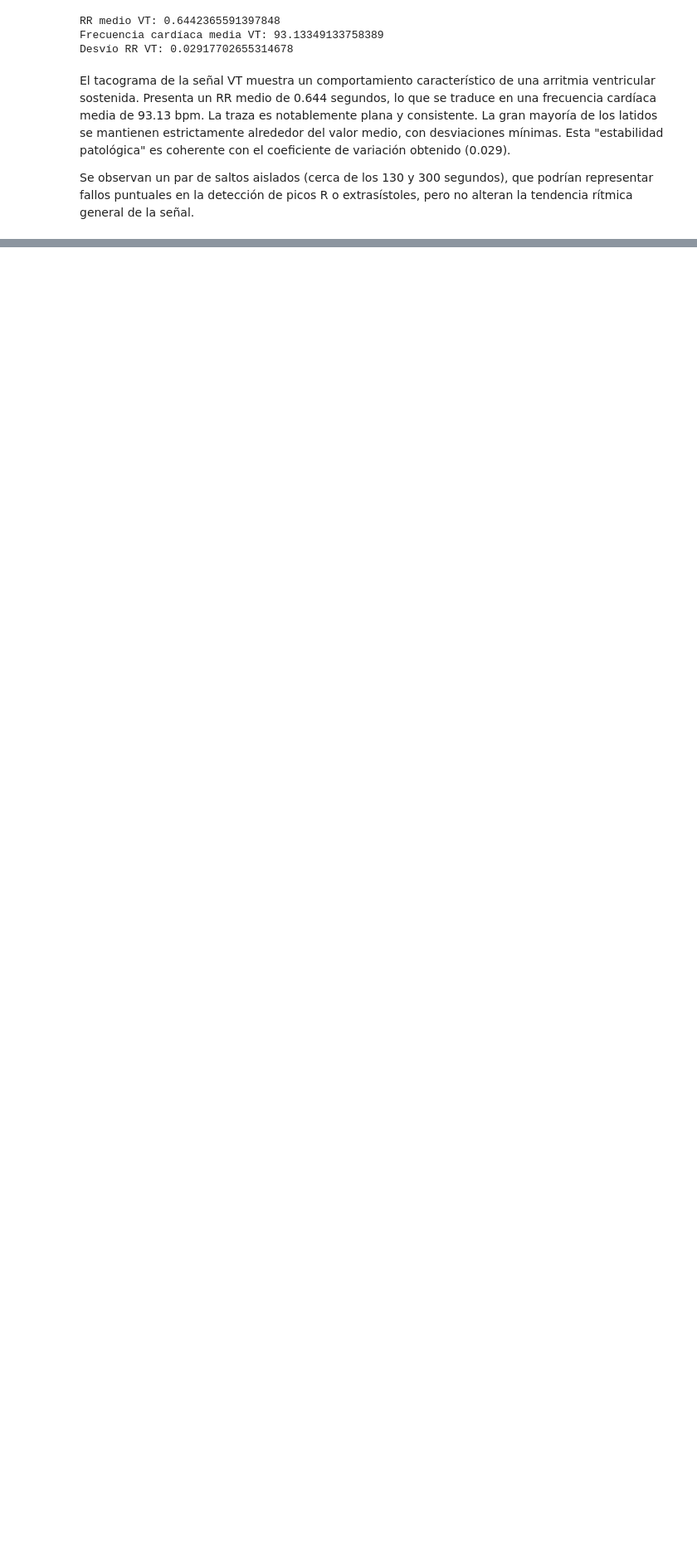
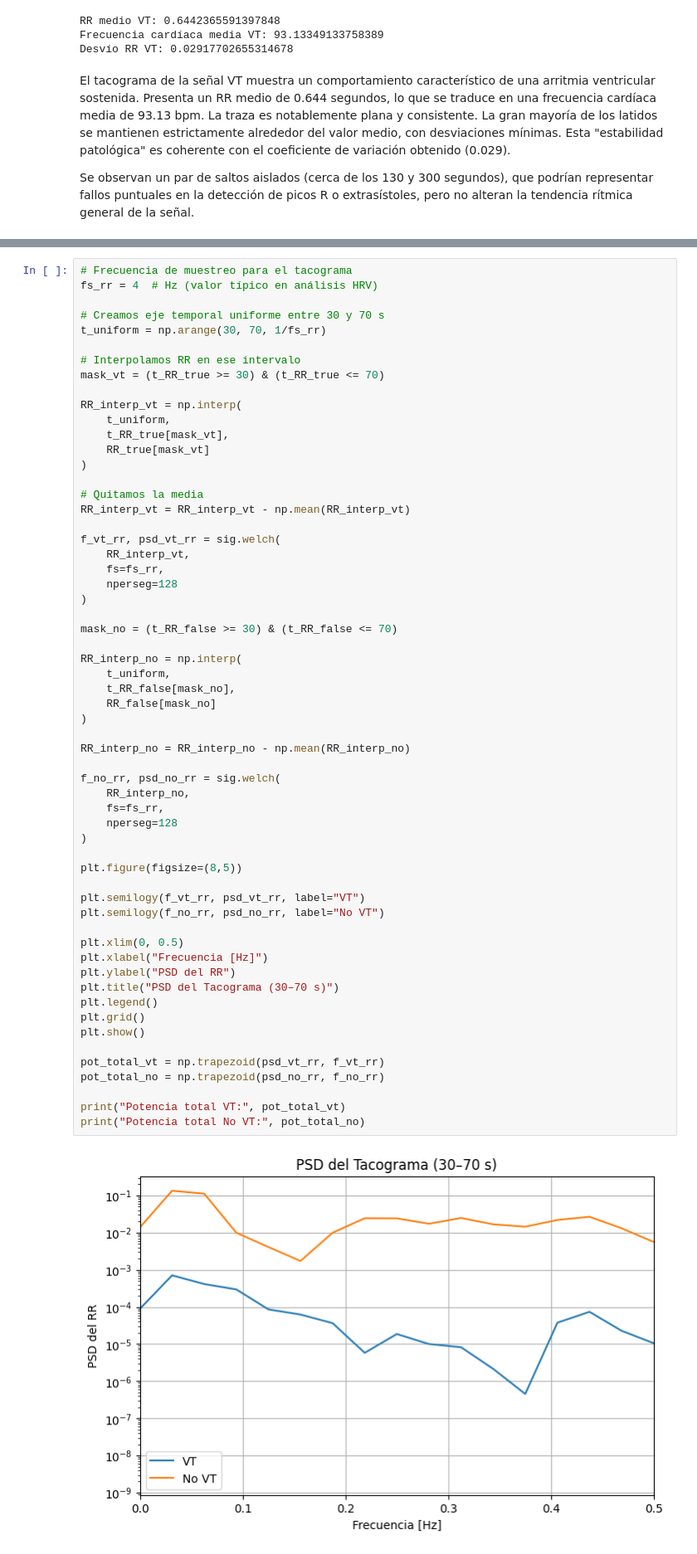
Before and after one commit to aguspaolini/aps-Paolini-Rosso, a Jupyter notebook: Borrador Final.ipynb, the cells around one changed output, grey strips where cells are left out. Shown at 83% size. Drawn from its saved outputs; the diff is of its cells as text; blank space fills up the shorter version.

```diff
--- a/Borrador Final.ipynb
+++ b/Borrador Final.ipynb
@@ -469,3 +568,64 @@ A diferencia de la señal detectada como True, la traza oscila violentamente ent
 La comparación visual de ambos tacogramas permite establecer algunas conclusiones. Si el criterio de diagnóstico fuera solo la frecuencia media, la señal detectada como falsa (119 bpm) parecería más crítica que la identificada como verdadera (93 bpm). Sin embargo, el tacograma demuestra que la primera es ruido estocástico y la segunda es un proceso rítmico organizado. Asimismo, el tacograma de VT confirma que el filtro adaptado logró una detección rítmica y sensible, mientras que en el caso No VT, la variabilidad extrema justifica la necesidad de métricas de regularidad para alcanzar una especificidad del 100% y descartar estos falsos positivos.
 
 En conclusión, los tacogramas demuestran que la regularidad del intervalo RR a través del tiempo es el parámetro discriminador por excelencia en el monitoreo clínico real, permitiendo separar la actividad biopotencial coherente de las interferencias técnicas.
+# %%
+# Frecuencia de muestreo para el tacograma
+fs_rr = 4  # Hz (valor típico en análisis HRV)
+
+# Creamos eje temporal uniforme entre 30 y 70 s
+t_uniform = np.arange(30, 70, 1/fs_rr)
+
+# Interpolamos RR en ese intervalo
+mask_vt = (t_RR_true >= 30) & (t_RR_true <= 70)
+
+RR_interp_vt = np.interp(
+    t_uniform,
+    t_RR_true[mask_vt],
+    RR_true[mask_vt]
+)
+
+# Quitamos la media
+RR_interp_vt = RR_interp_vt - np.mean(RR_interp_vt)
+
+f_vt_rr, psd_vt_rr = sig.welch(
+    RR_interp_vt,
+    fs=fs_rr,
+    nperseg=128
+)
+
+mask_no = (t_RR_false >= 30) & (t_RR_false <= 70)
+
+RR_interp_no = np.interp(
+    t_uniform,
+    t_RR_false[mask_no],
+    RR_false[mask_no]
+)
+
+RR_interp_no = RR_interp_no - np.mean(RR_interp_no)
+
+f_no_rr, psd_no_rr = sig.welch(
+    RR_interp_no,
+    fs=fs_rr,
+    nperseg=128
+)
+
+plt.figure(figsize=(8,5))
+
+plt.semilogy(f_vt_rr, psd_vt_rr, label="VT")
+plt.semilogy(f_no_rr, psd_no_rr, label="No VT")
+
+plt.xlim(0, 0.5)
+plt.xlabel("Frecuencia [Hz]")
+plt.ylabel("PSD del RR")
+plt.title("PSD del Tacograma (30–70 s)")
+plt.legend()
+plt.grid()
+plt.show()
+
+pot_total_vt = np.trapezoid(psd_vt_rr, f_vt_rr)
+pot_total_no = np.trapezoid(psd_no_rr, f_no_rr)
+
+print("Potencia total VT:", pot_total_vt)
+print("Potencia total No VT:", pot_total_no)
+# %% [output]
+[figure, added]
```
Also changed, not shown: parts of 7 cells of this notebook.
